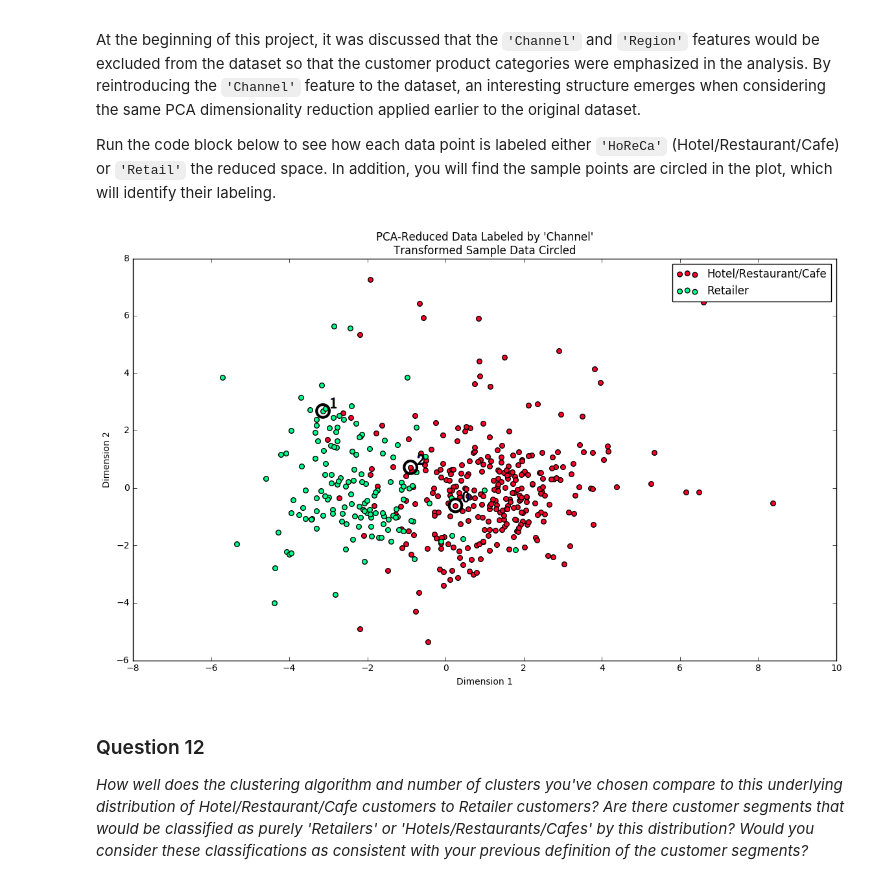
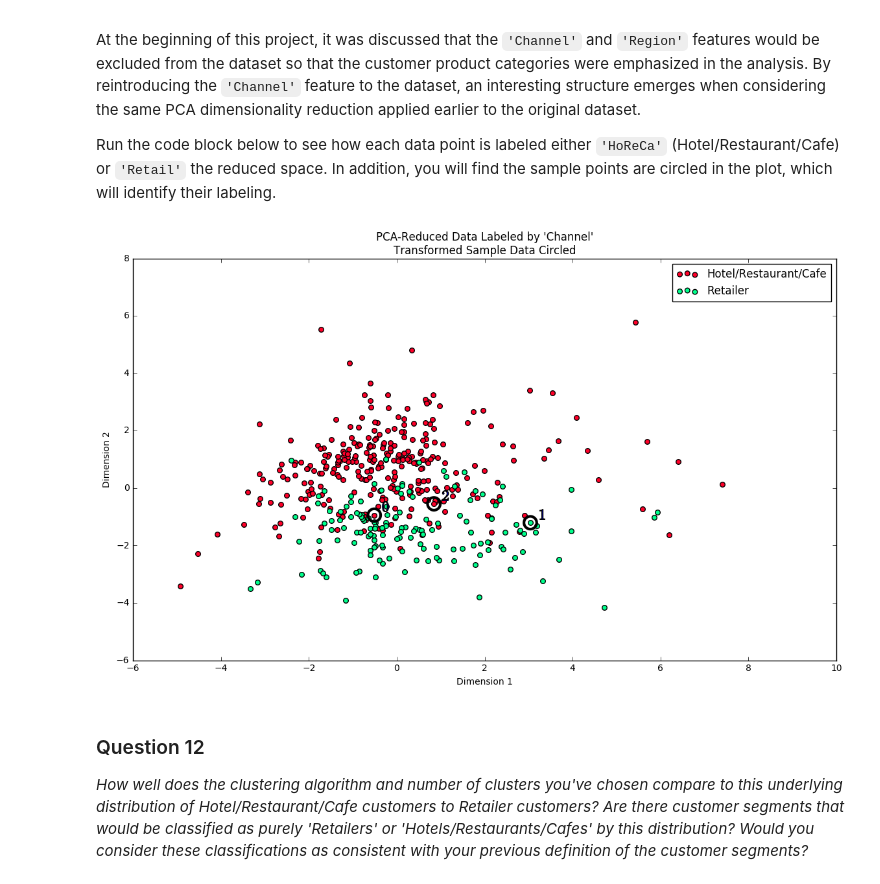
Before and after one commit to EstevaoUyra/udacity_projects, a Jupyter notebook: customer_segments/customer_segments.ipynb, the cells around one changed output. Cells and saved outputs as stored; diff of their text form; code cells hidden in the pictures.

```diff
--- a/customer_segments/customer_segments.ipynb
+++ b/customer_segments/customer_segments.ipynb
@@ -177,6 +179,9 @@ In the code block below, you will need to implement the following:
 Once you have performed this implementation, the dataset will be stored in the variable `good_data`.
 # %%
 # For each feature find the data points with extreme high or low values
+from collections import Counter
+allout=Counter()
+
 for feature in log_data.keys():
 
     # TODO: Calculate Q1 (25th percentile of the data) for the given feature
@@ -190,12 +195,17 @@ for feature in log_data.keys():
     # Display the outliers
     print "Data points considered outliers for the feature '{}':".format(feature)
     display(log_data[~((log_data[feature] >= Q1 - step) & (log_data[feature] <= Q3 + step))])
+    allout += Counter(log_data[~((log_data[feature] >= Q1 - step) & (log_data[feature] <= Q3 + step))].index)
 
 # OPTIONAL: Select the indices for data points you wish to remove
-outliers  = []
+print(allout)
+outliers  = dict(allout.most_common(5)).keys()
 
 # Remove the outliers, if any were specified
 good_data = log_data.drop(log_data.index[outliers]).reset_index(drop = True)
+good_data = log_data.drop('Detergents_Paper', axis=1)
+good_samples= log_samples.drop('Detergents_Paper', axis=1)
+print('Dropped points: ' + str(outliers))
 # %% [output]
 Data points considered outliers for the feature 'Fresh':
 |  | Fresh | Milk | Grocery | Frozen | Detergents_Paper | Delicatessen |
@@ -317,7 +329,7 @@ pca = PCA(n_components=2)
 pca = pca.fit(good_data)
 
 reduced_data = pca.transform(good_data)
-pca_samples = pca.transform(log_samples)
+pca_samples = pca.transform(good_samples)
 
 # Create a DataFrame for the reduced data
 reduced_data = pd.DataFrame(reduced_data, columns = ['Dimension 1', 'Dimension 2'])
@@ -386,7 +399,7 @@ for Ngaussians in range(2,15):
     score = silhouette_score(reduced_data, preds)
     print ('For ' +str(Ngaussians) +' gaussians, ' +str(score) + ' score')
 
-bestN=3
+bestN=2
 clusterer = GaussianMixture(n_components=bestN)
 clusterer.fit(reduced_data)
 preds = clusterer.predict(reduced_data)
@@ -523,9 +537,9 @@ At the beginning of this project, it was discussed that the `'Channel'` and `'Re
 Run the code block below to see how each data point is labeled either `'HoReCa'` (Hotel/Restaurant/Cafe) or `'Retail'` the reduced space. In addition, you will find the sample points are circled in the plot, which will identify their labeling.
 # %%
 # Display the clustering results based on 'Channel' data
-vs.channel_results(reduced_data, outliers, pca_samples)
+vs.channel_results(reduced_data,[], pca_samples)
 # %% [output]
-[figure, old version]
+[figure, new version]
 # %% [markdown]
 ### Question 12
 *How well does the clustering algorithm and number of clusters you've chosen compare to this underlying distribution of Hotel/Restaurant/Cafe customers to Retailer customers? Are there customer segments that would be classified as purely 'Retailers' or 'Hotels/Restaurants/Cafes' by this distribution? Would you consider these classifications as consistent with your previous definition of the customer segments?*
```
Also changed, not shown: parts of 22 cells of this notebook, 1 other file.
